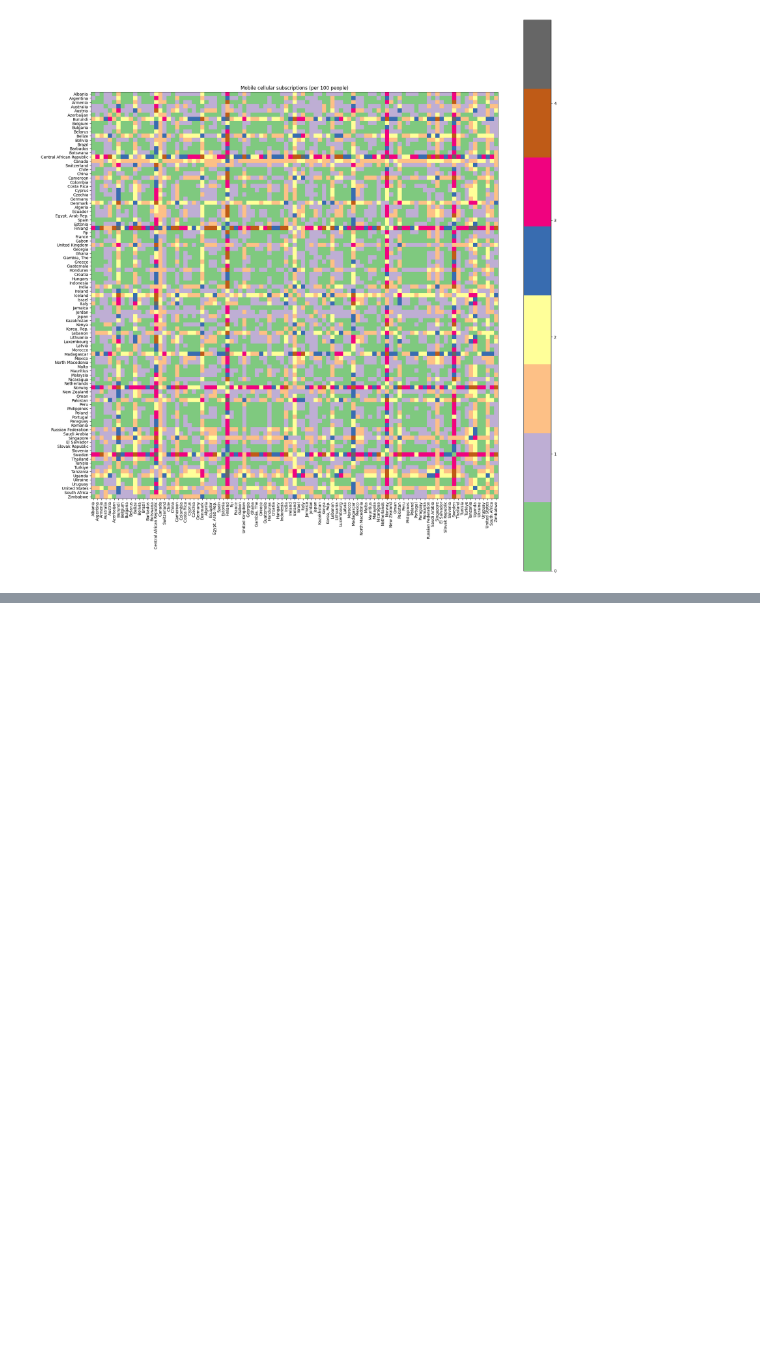
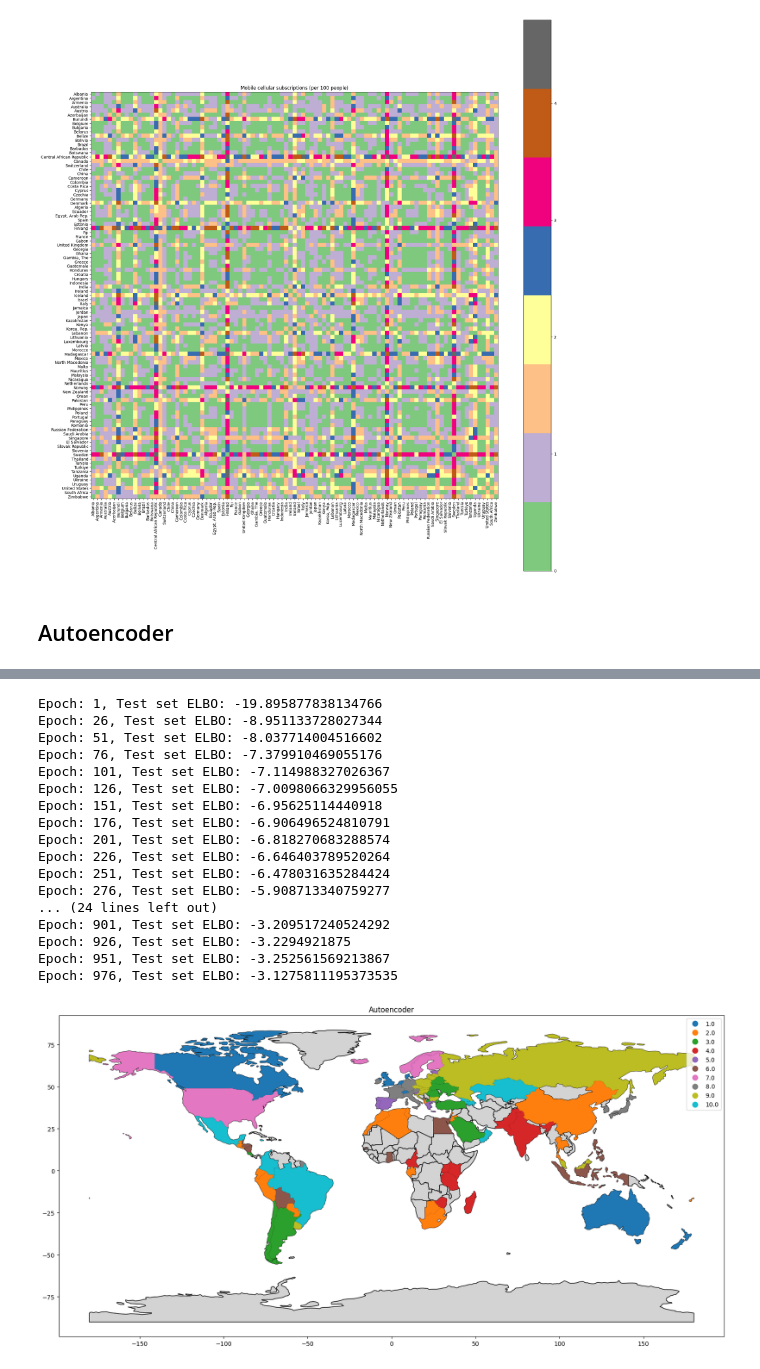
Before and after one commit to Jkm07/World_Bank_Data_Analysis, a Jupyter notebook: reports/infrastructure.ipynb, the cells around one changed output, grey strips where cells are left out. Cells and saved outputs as stored; diff of their text form; code cells hidden in the pictures; blank space fills up the shorter version.

```diff
--- a/reports/infrastructure.ipynb
+++ b/reports/infrastructure.ipynb
@@ -194,3 +200,15 @@ for indicator in df['Indicator Name'].unique():
 [figure]
 [figure]
 [figure]
+# %% [markdown]
+## Autoencoder
+# %%
+from utlis.autoencoder import VAE, prepare_data, get_enoder_cluster, train
+epochs = 1000
+
+model = VAE(len(df['Indicator Name'].unique()))
+X, Y = prepare_data(df)
+train(model, X, epochs)
+result = get_enoder_cluster(model, X, Y)
+plot_map(result, "Autoencoder")
+# %% [output]
@@ -196,0 +220,18 @@ for indicator in df['Indicator Name'].unique():
+Epoch: 1, Test set ELBO: -19.895877838134766
+Epoch: 26, Test set ELBO: -8.951133728027344
+Epoch: 51, Test set ELBO: -8.037714004516602
+Epoch: 76, Test set ELBO: -7.379910469055176
+Epoch: 101, Test set ELBO: -7.114988327026367
+Epoch: 126, Test set ELBO: -7.0098066329956055
+Epoch: 151, Test set ELBO: -6.95625114440918
+Epoch: 176, Test set ELBO: -6.906496524810791
+Epoch: 201, Test set ELBO: -6.818270683288574
+Epoch: 226, Test set ELBO: -6.646403789520264
+Epoch: 251, Test set ELBO: -6.478031635284424
+Epoch: 276, Test set ELBO: -5.908713340759277
+... (24 lines left out)
+Epoch: 901, Test set ELBO: -3.209517240524292
+Epoch: 926, Test set ELBO: -3.2294921875
+Epoch: 951, Test set ELBO: -3.252561569213867
+Epoch: 976, Test set ELBO: -3.1275811195373535
+[figure, added]
```
Also changed, not shown: parts of 4 cells of this notebook, 15 other files.
